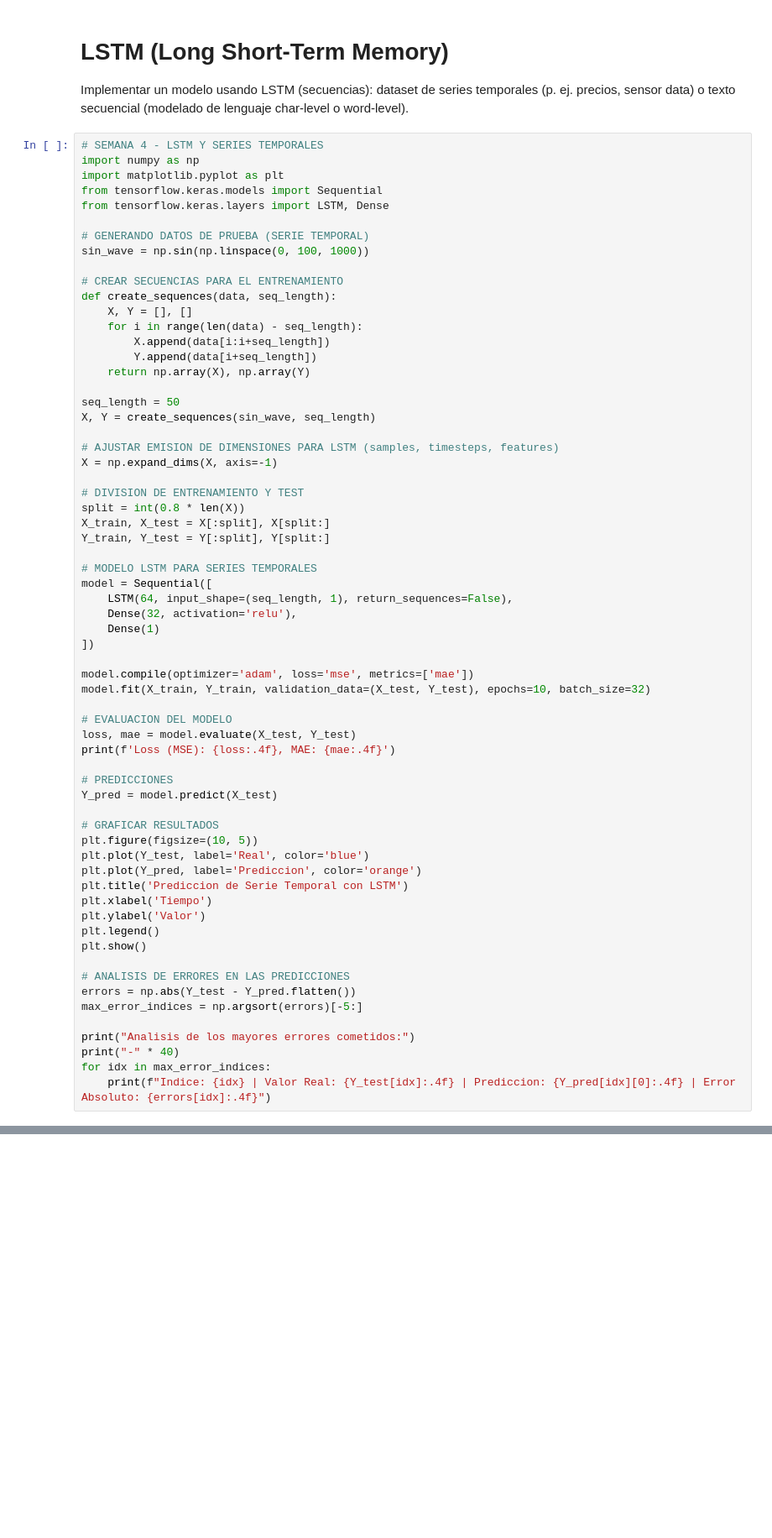
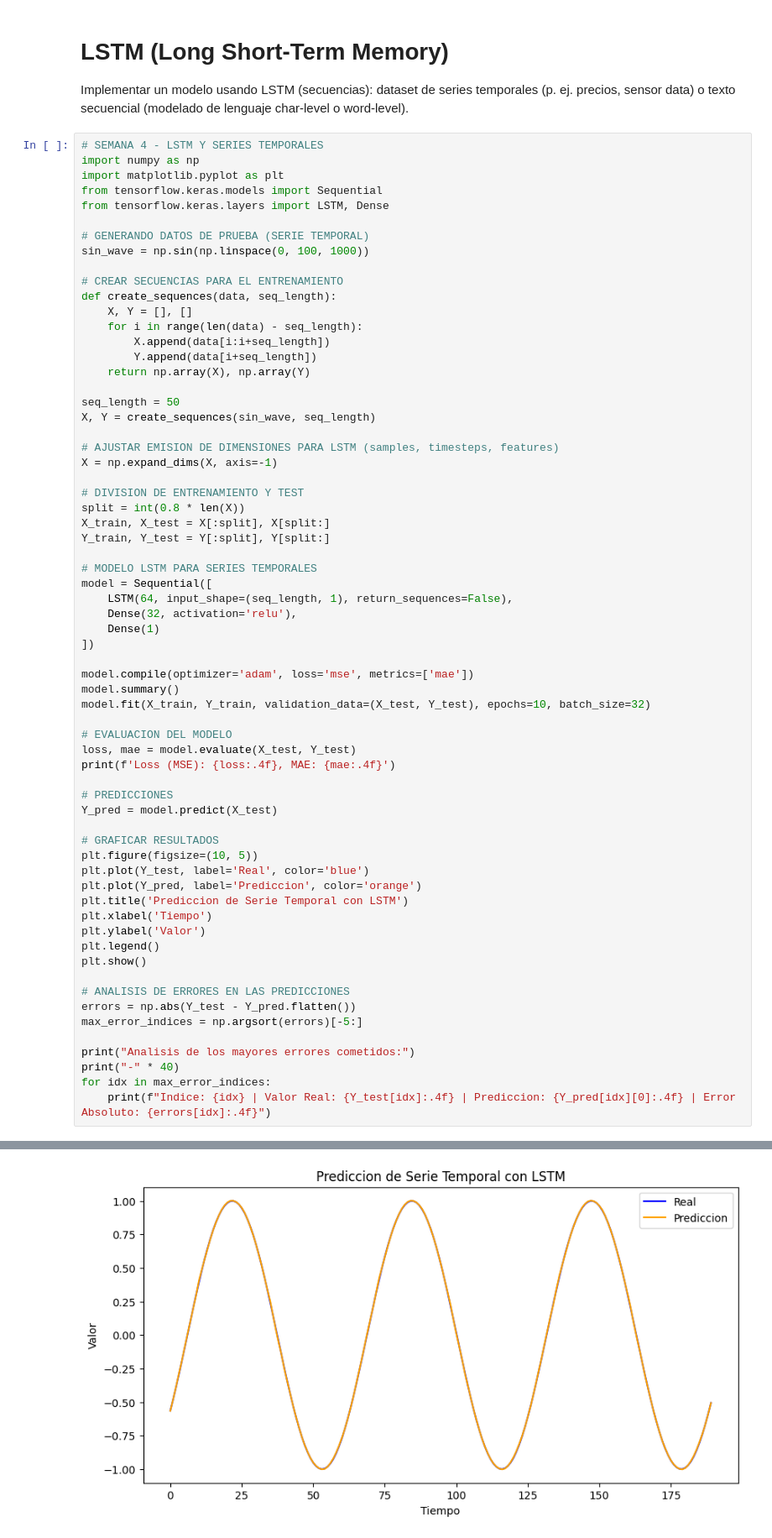
Before and after one commit to DarioGOPY/project-dl-final, a Jupyter notebook: notebooks/4_lstm_time_series.ipynb, the cells around one changed output, grey strips where cells are left out. Shown at 84% size. Cells and saved outputs as stored; diff of their text form; blank space fills up the shorter version.

```diff
--- a/notebooks/4_lstm_time_series.ipynb
+++ b/notebooks/4_lstm_time_series.ipynb
@@ -39,6 +39,7 @@ model = Sequential([
 ])
 
 model.compile(optimizer='adam', loss='mse', metrics=['mae'])
+model.summary()
 model.fit(X_train, Y_train, validation_data=(X_test, Y_test), epochs=10, batch_size=32)
 
 # EVALUACION DEL MODELO
@@ -66,3 +67,4 @@ print("Analisis de los mayores errores cometidos:")
 print("-" * 40)
 for idx in max_error_indices:
     print(f"Indice: {idx} | Valor Real: {Y_test[idx]:.4f} | Prediccion: {Y_pred[idx][0]:.4f} | Error Absoluto: {errors[idx]:.4f}")
+# %% [output]
@@ -68,0 +101 @@ for idx in max_error_indices:
+[figure, added]
```
Also changed, not shown: parts of 2 cells of this notebook.
